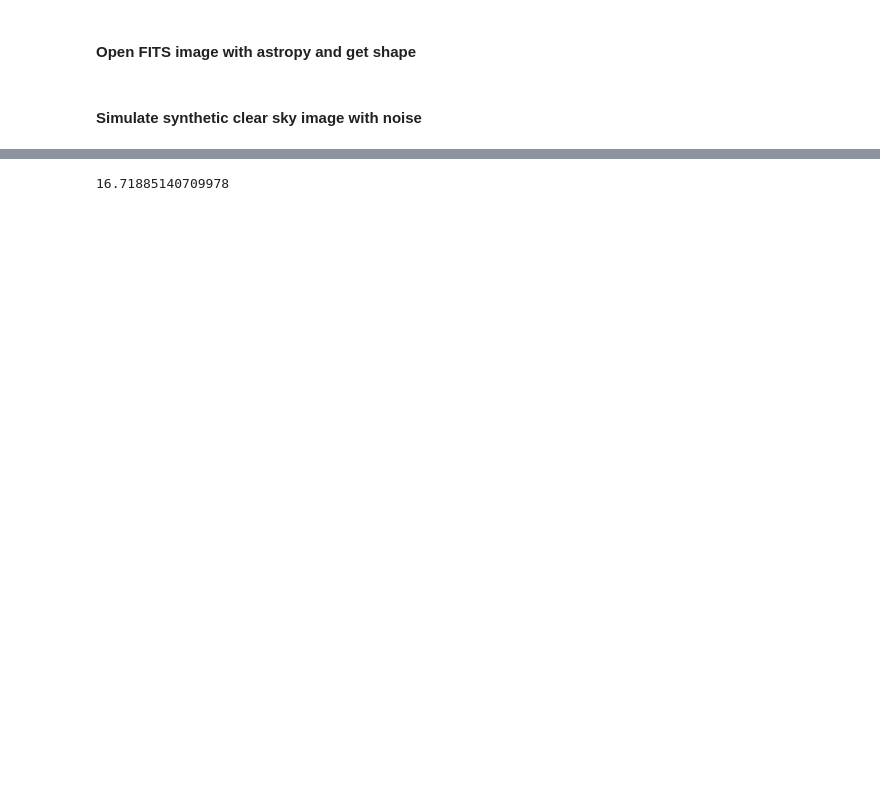
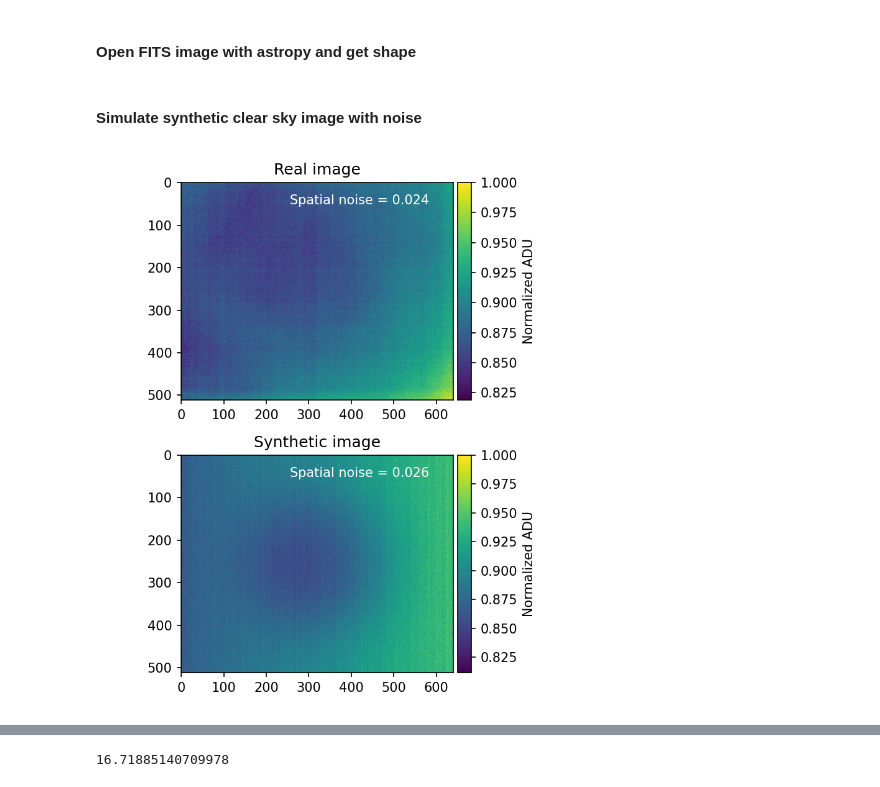
Before and after one commit to ASKabalan/-infrared-cloud-detection-, a Jupyter notebook: simulate_clear_sky_images.ipynb, the cells around one changed output, grey strips where cells are left out. Cells and saved outputs as stored; diff of their text form; code cells hidden in the pictures; blank space fills up the shorter version.

```diff
--- a/simulate_clear_sky_images.ipynb
+++ b/simulate_clear_sky_images.ipynb
@@ -36,3 +36,29 @@ syn, noise_syn = simulate_clear_sky_image(start=600, stop=650, width=640, height
+# %%
+fig, axes = plt.subplots(2, 1, figsize=(5, 6), dpi=150)
+ax1 = axes[0]
+ax1.set_title('Real image')
+im1 = ax1.imshow(image/np.max(image), cmap='viridis')
+divider = make_axes_locatable(ax1)
+cax = divider.append_axes('right', size='5%', pad=0.05)
+cbar1 = fig.colorbar(im1, cax=cax, orientation='vertical')
+cbar1.ax.set_ylabel('Normalized ADU')
+ax1.text(0.4, 0.9, 'Spatial noise = {:.3f}'.format(np.std(image/np.max(image))), color='white', fontsize='medium', transform=ax1.transAxes)
+
+
+ax2 = axes[1]
+ax2.set_title('Synthetic image')
+im2 = ax2.imshow(noise_syn/np.max(noise_syn), cmap='viridis')
+divider = make_axes_locatable(ax2)
+cax = divider.append_axes('right', size='5%', pad=0.05)
+cbar2 = fig.colorbar(im2, cax=cax, orientation='vertical')
+cbar2.ax.set_ylabel('Normalized ADU')
+ax2.text(0.4, 0.9, 'Spatial noise = {:.3f}'.format(np.std(noise_syn/np.max(noise_syn))), color='white', fontsize='medium', transform=ax2.transAxes)
+
+plt.tight_layout()
+plt.savefig('paper/figures/synthetic_clear_sky_image.pdf', dpi=600)
+plt.show()
+# %% [output]
+[figure, added]
 # %%
 plot_synthetic_noisy_images(syn=syn, noisy=noise_syn, cmap='gray')
 # %% [output]
```
Also changed, not shown: parts of 6 cells of this notebook, 27 other files.
